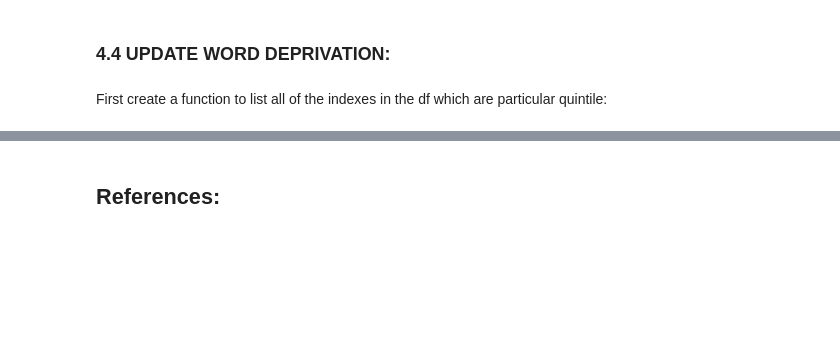
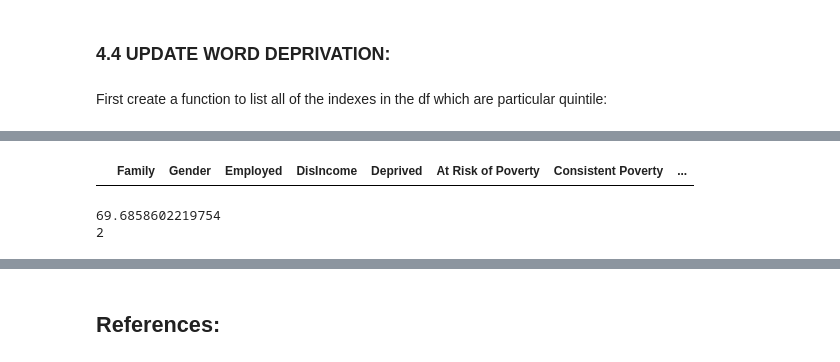
Before and after one commit to fionaoriordan/52465_19_project, a Jupyter notebook: 52465_19_project_dep1.ipynb, the cells around one changed output, grey strips where cells are left out. Drawn from its saved outputs; the diff is of its cells as text; code cells hidden in the pictures; blank space fills up the shorter version.

```diff
--- a/52465_19_project_dep1.ipynb
+++ b/52465_19_project_dep1.ipynb
@@ -572,0 +671,24 @@ Int64Index([  1,   2,   3,   9,  11,  14,  18,  25,  28,  33,
+# %%
+(df.loc[(df["Word Vocabulary Score"] == 0) ])
+# %% [output]
+|  | Family | Gender | Employed | DisIncome | Deprived | At Risk of Poverty | Consistent Poverty | ... |
+# %%
+# create a function called update_word_vocab to accept variables x and y
+
+b = 0
+i = quin1scores[b]
+print(i)
+a = 0
+j = indexquin1[a]
+print(j)
+
+while j < len(indexquin1):
+    df.loc[[j], "Word Vocabulary Score"] = i
+    print
+    a = a + 1
+    j = indexquin1[a]
+    b = b +1
+    i = quin1scores[b]
+# %% [output]
+69.6858602219754
+2
```
Also changed, not shown: parts of 23 cells of this notebook.
